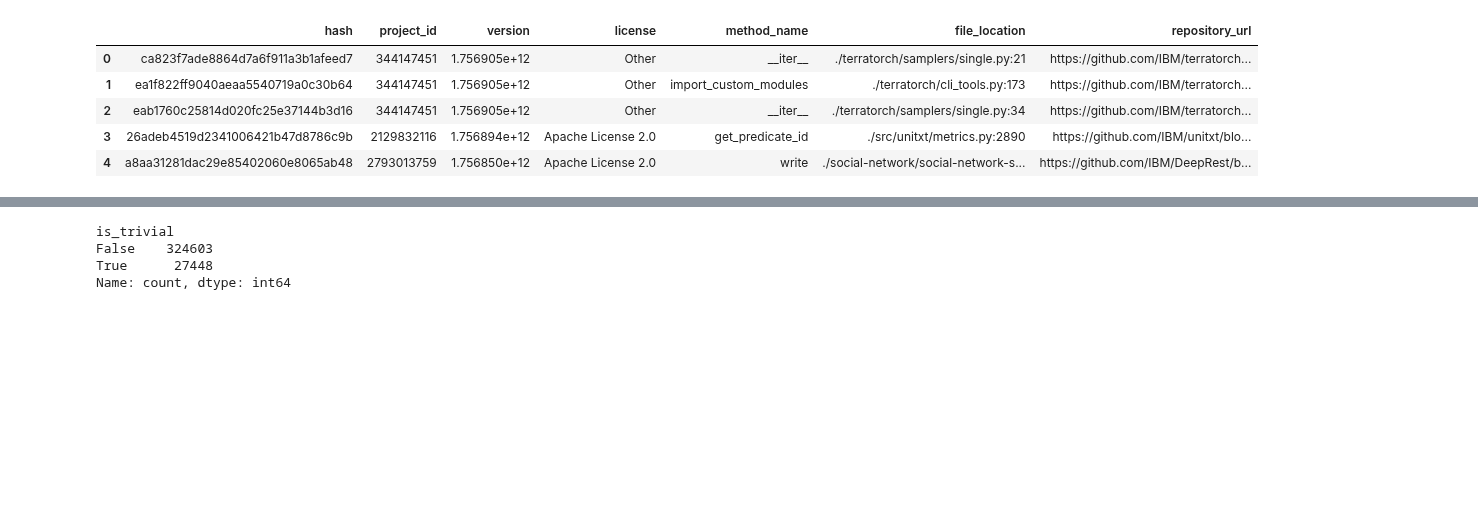
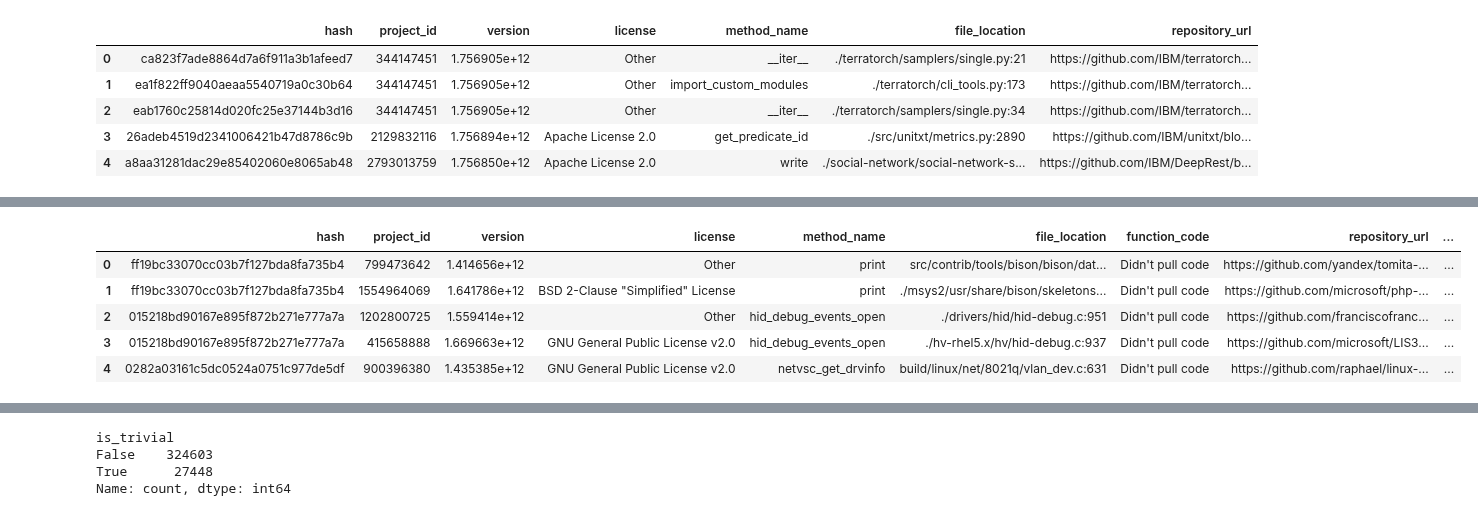
Before and after one commit to SecureSECO/searchSECO-miner, a Jupyter notebook: python_script/trival_method_stat_count.ipynb, the cells around one changed output, grey strips where cells are left out. Drawn from its saved outputs; the diff is of its cells as text; code cells hidden in the pictures; blank space fills up the shorter version.

```diff
--- a/python_script/trival_method_stat_count.ipynb
+++ b/python_script/trival_method_stat_count.ipynb
@@ -85,3 +90,12 @@ df.head()
+# %%
+df.head()
+# %% [output]
+|  | hash | project_id | version | license | method_name | file_location | function_code | repository_url | ... |
+| 0 | ff19bc33070cc03b7f127bda8fa735b4 | 799473642 | 1.414656e+12 | Other | print | src/contrib/tools/bison/bison/dat... | Didn't pull code | https://github.com/yandex/tomita-... | ... |
+| 1 | ff19bc33070cc03b7f127bda8fa735b4 | 1554964069 | 1.641786e+12 | BSD 2-Clause "Simplified" License | print | ./msys2/usr/share/bison/skeletons... | Didn't pull code | https://github.com/microsoft/php-... | ... |
+| 2 | 015218bd90167e895f872b271e777a7a | 1202800725 | 1.559414e+12 | Other | hid_debug_events_open | ./drivers/hid/hid-debug.c:951 | Didn't pull code | https://github.com/franciscofranc... | ... |
+| 3 | 015218bd90167e895f872b271e777a7a | 415658888 | 1.669663e+12 | GNU General Public License v2.0 | hid_debug_events_open | ./hv-rhel5.x/hv/hid-debug.c:937 | Didn't pull code | https://github.com/microsoft/LIS3... | ... |
+| 4 | 0282a03161c5dc0524a0751c977de5df | 900396380 | 1.435385e+12 | GNU General Public License v2.0 | netvsc_get_drvinfo | build/linux/net/8021q/vlan_dev.c:631 | Didn't pull code | https://github.com/raphael/linux-... | ... |
 # %%
 def filter_trivial_functions_by_name(df, file_col="file_location"):
     if df.empty:
```
Also changed, not shown: parts of 7 cells of this notebook, 3 other files.
